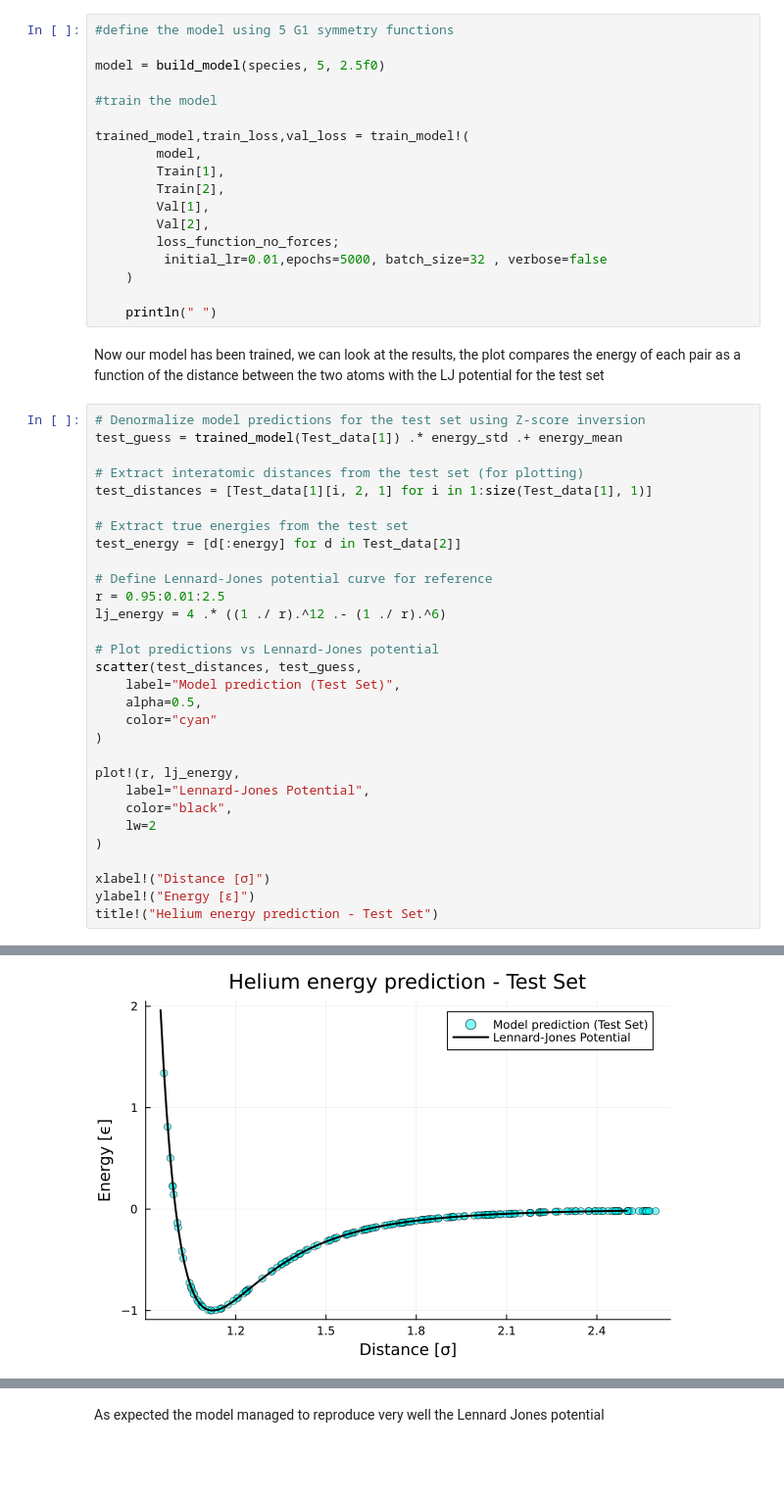
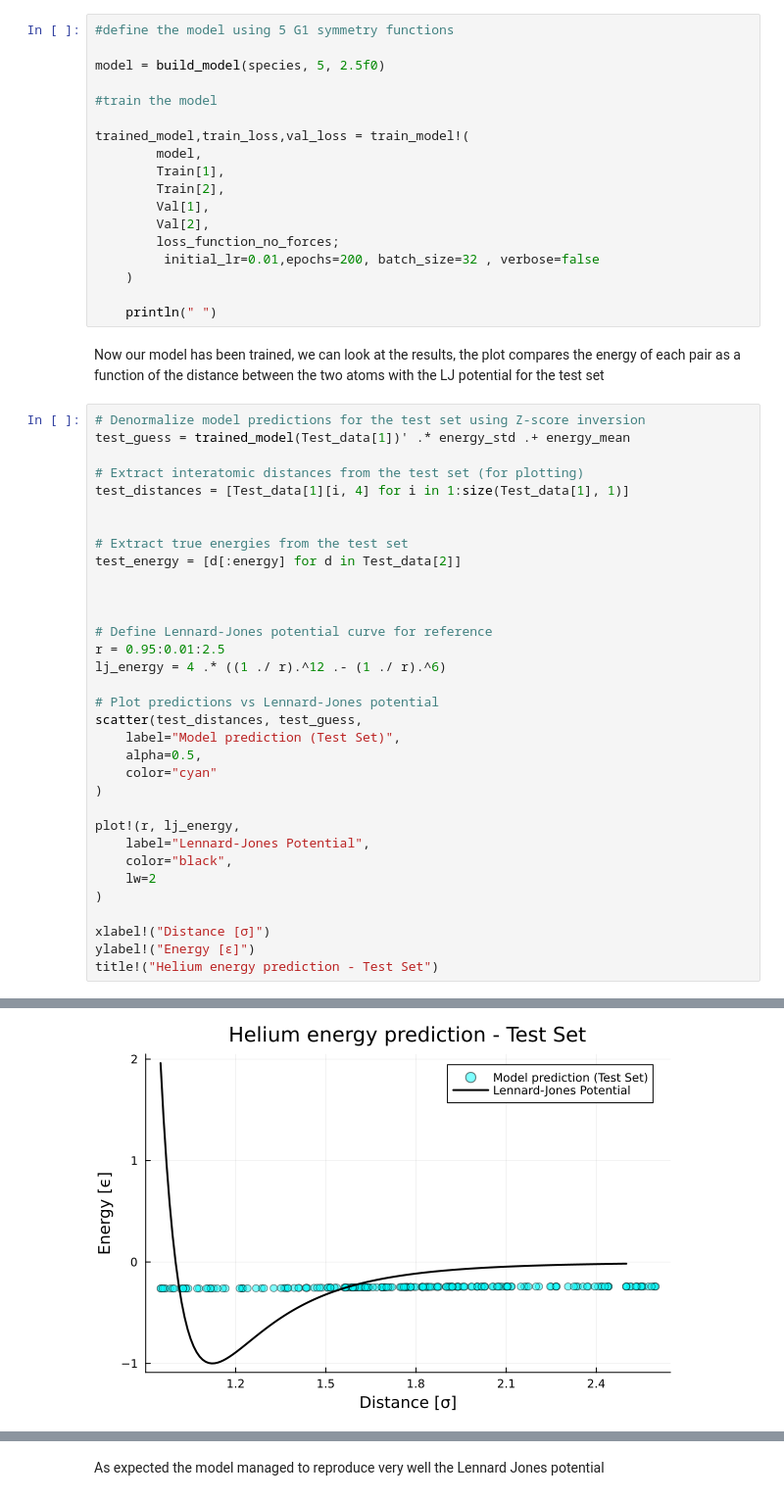
Before and after one commit to GianmarcoBiagi/SymmLearn, a Jupyter notebook: examples/Diatomic Helium Example.ipynb, the cells around one changed output, grey strips where cells are left out. Shown at 98% size. Drawn from its saved outputs; the diff is of its cells as text; blank space fills up the shorter version.

```diff
--- a/examples/Diatomic Helium Example.ipynb
+++ b/examples/Diatomic Helium Example.ipynb
@@ -46,7 +45,7 @@ trained_model,train_loss,val_loss = train_model!(
         Val[1],
         Val[2],
         loss_function_no_forces;
-         initial_lr=0.01,epochs=5000, batch_size=32 , verbose=false
+         initial_lr=0.01,epochs=200, batch_size=32 , verbose=false
     )
 
     println(" ")
@@ -54,13 +53,16 @@ trained_model,train_loss,val_loss = train_model!(
 Now our model has been trained, we can look at the results, the plot compares the energy of each pair as a function of the distance between the two atoms with the LJ potential for the test set
 # %%
 # Denormalize model predictions for the test set using Z-score inversion
-test_guess = trained_model(Test_data[1]) .* energy_std .+ energy_mean
+test_guess = trained_model(Test_data[1])' .* energy_std .+ energy_mean
 
 # Extract interatomic distances from the test set (for plotting)
-test_distances = [Test_data[1][i, 2, 1] for i in 1:size(Test_data[1], 1)]
+test_distances = [Test_data[1][i, 4] for i in 1:size(Test_data[1], 1)]
+
 
 # Extract true energies from the test set
 test_energy = [d[:energy] for d in Test_data[2]]
+
+
 
 # Define Lennard-Jones potential curve for reference
 r = 0.95:0.01:2.5
@@ -86 +89 @@ title!("Helium energy prediction - Test Set")
-[figure, old version]
+[figure, new version]
```
Also changed, not shown: parts of 2 cells of this notebook, 2 other files.
